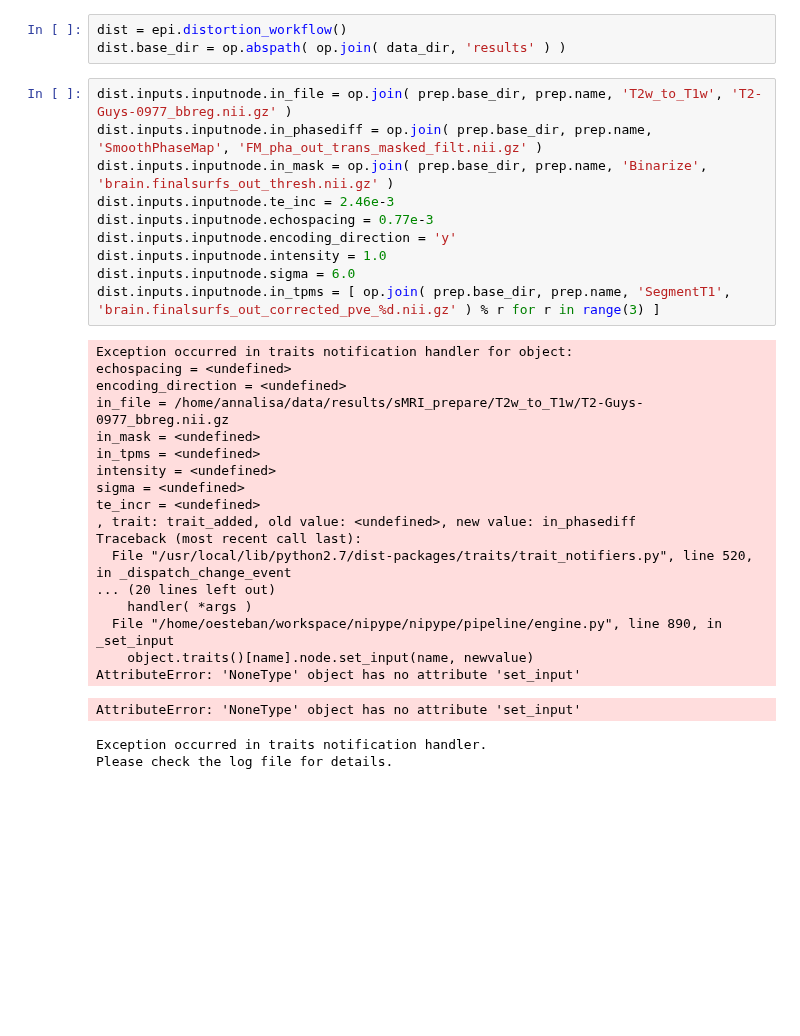
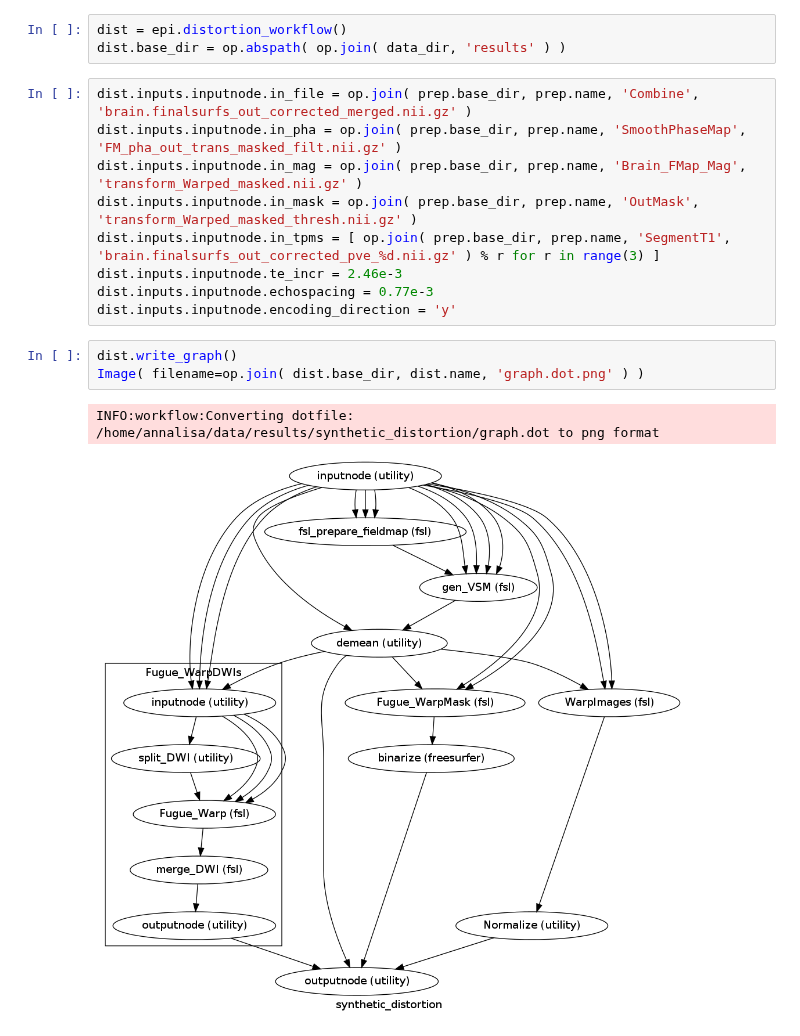
Before and after one commit to oesteban/RegSeg, a Jupyter notebook: Scripts/pyacwereg/notebooks/ISBI14_On_real_images.ipynb, the cells around one changed output. Saved outputs shown, nothing was run; the diff lists cells and outputs as text; blank space fills up the shorter version.

Commit message:
first test of ISBI workflow on real data (#117)

```diff
--- a/Scripts/pyacwereg/notebooks/ISBI14_On_real_images.ipynb
+++ b/Scripts/pyacwereg/notebooks/ISBI14_On_real_images.ipynb
@@ -51,33 +51,17 @@ INFO:workflow:Running: fslmaths /home/annalisa/data/results/sMRI_prepare/MaskBra
 dist = epi.distortion_workflow()
 dist.base_dir = op.abspath( op.join( data_dir, 'results' ) )
 # %%
-dist.inputs.inputnode.in_file = op.join( prep.base_dir, prep.name, 'T2w_to_T1w', 'T2-Guys-0977_bbreg.nii.gz' )
-dist.inputs.inputnode.in_phasediff = op.join( prep.base_dir, prep.name, 'SmoothPhaseMap', 'FM_pha_out_trans_masked_filt.nii.gz' )
-dist.inputs.inputnode.in_mask = op.join( prep.base_dir, prep.name, 'Binarize', 'brain.finalsurfs_out_thresh.nii.gz' )
-dist.inputs.inputnode.te_inc = 2.46e-3
+dist.inputs.inputnode.in_file = op.join( prep.base_dir, prep.name, 'Combine', 'brain.finalsurfs_out_corrected_merged.nii.gz' )
+dist.inputs.inputnode.in_pha = op.join( prep.base_dir, prep.name, 'SmoothPhaseMap', 'FM_pha_out_trans_masked_filt.nii.gz' )
+dist.inputs.inputnode.in_mag = op.join( prep.base_dir, prep.name, 'Brain_FMap_Mag', 'transform_Warped_masked.nii.gz' )
+dist.inputs.inputnode.in_mask = op.join( prep.base_dir, prep.name, 'OutMask', 'transform_Warped_masked_thresh.nii.gz' )
+dist.inputs.inputnode.in_tpms = [ op.join( prep.base_dir, prep.name, 'SegmentT1', 'brain.finalsurfs_out_corrected_pve_%d.nii.gz' ) % r for r in range(3) ]
+dist.inputs.inputnode.te_incr = 2.46e-3
 dist.inputs.inputnode.echospacing = 0.77e-3
 dist.inputs.inputnode.encoding_direction = 'y'
-dist.inputs.inputnode.intensity = 1.0
-dist.inputs.inputnode.sigma = 6.0
-dist.inputs.inputnode.in_tpms = [ op.join( prep.base_dir, prep.name, 'SegmentT1', 'brain.finalsurfs_out_corrected_pve_%d.nii.gz' ) % r for r in range(3) ]
-# %% [output]
-Exception occurred in traits notification handler for object:
-echospacing = <undefined>
-encoding_direction = <undefined>
-in_file = /home/annalisa/data/results/sMRI_prepare/T2w_to_T1w/T2-Guys-0977_bbreg.nii.gz
-in_mask = <undefined>
-in_tpms = <undefined>
-intensity = <undefined>
-sigma = <undefined>
-te_incr = <undefined>
-, trait: trait_added, old value: <undefined>, new value: in_phasediff
-Traceback (most recent call last):
-  File "/usr/local/lib/python2.7/dist-packages/traits/trait_notifiers.py", line 520, in _dispatch_change_event
-... (20 lines left out)
-    handler( *args )
-  File "/home/oesteban/workspace/nipype/nipype/pipeline/engine.py", line 890, in _set_input
-    object.traits()[name].node.set_input(name, newvalue)
-AttributeError: 'NoneType' object has no attribute 'set_input'
-AttributeError: 'NoneType' object has no attribute 'set_input'
-Exception occurred in traits notification handler.
-Please check the log file for details.
+# %%
+dist.write_graph()
+Image( filename=op.join( dist.base_dir, dist.name, 'graph.dot.png' ) )
+# %% [output]
+INFO:workflow:Converting dotfile: /home/annalisa/data/results/synthetic_distortion/graph.dot to png format
+[figure, added]
```
Also changed, not shown: parts of 3 cells of this notebook, 1 other file.
